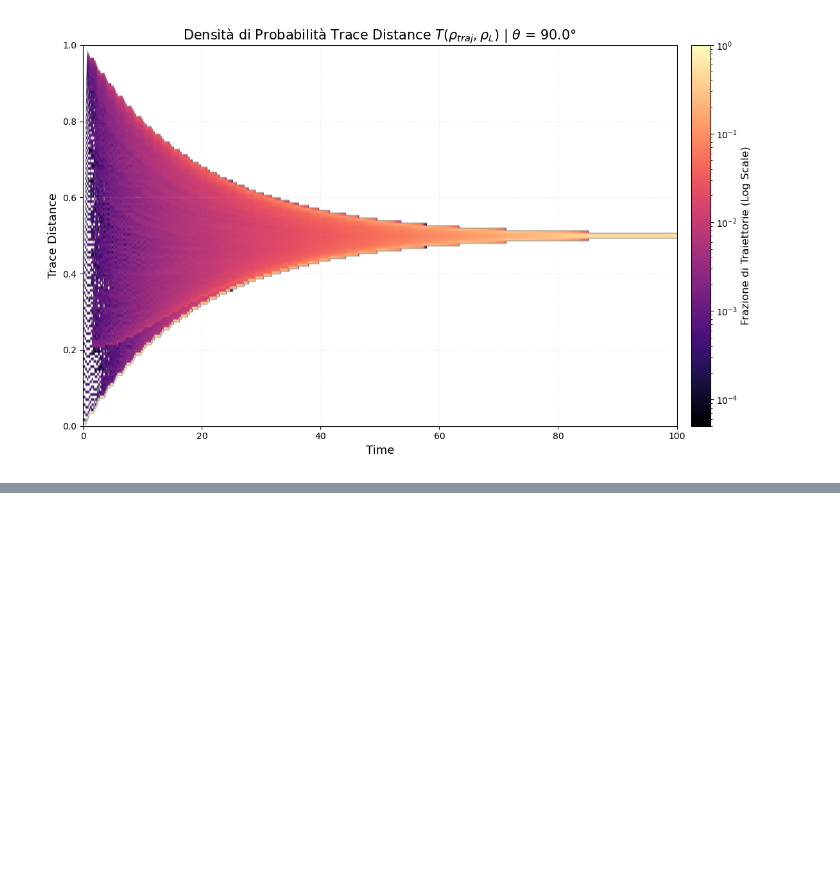
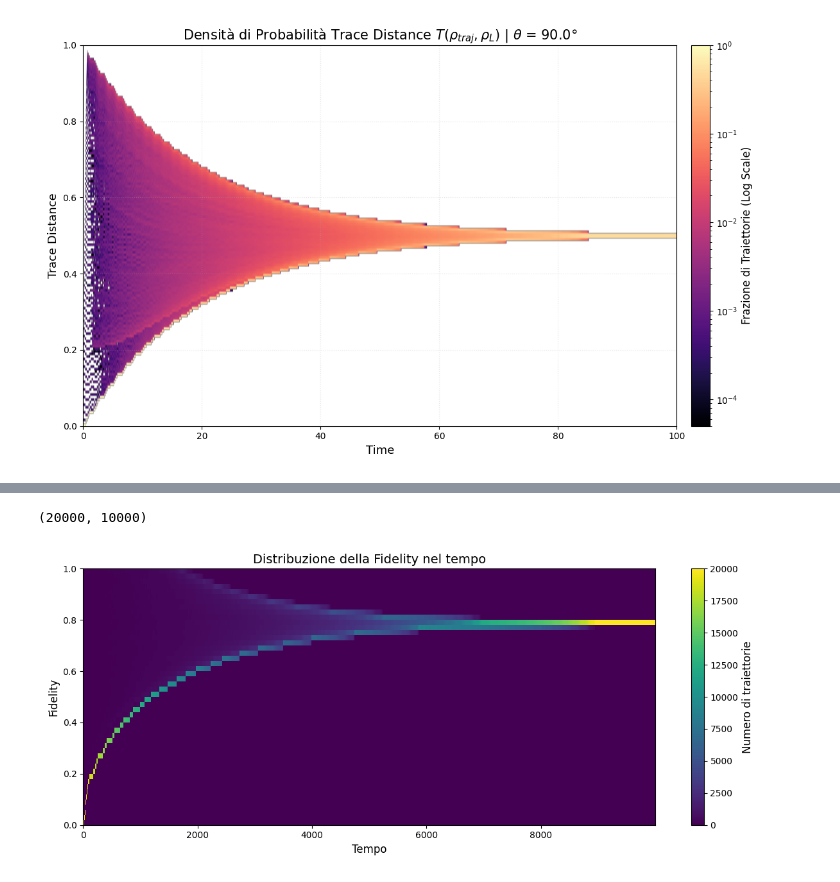
Before and after one commit to francescociavarella/Collisional-Methods, a Jupyter notebook: Codes/Sz_Fidelity_Trace_Distance_analysis.ipynb, the cells around one changed output, grey strips where cells are left out. Cells and saved outputs as stored; diff of their text form; code cells hidden in the pictures; blank space fills up the shorter version.

Commit message:
fine calcolo distribuzione

```diff
--- a/Codes/Sz_Fidelity_Trace_Distance_analysis.ipynb
+++ b/Codes/Sz_Fidelity_Trace_Distance_analysis.ipynb
@@ -696,0 +710,47 @@ plt.show()
+# %%
+all_fidelity_list = np.array(all_fidelity_list).T
+all_fidelity_list.shape
+# %% [output]
+(20000, 10000)
+# %%
+
+# all_fidelity_list has shape (n_trajectories, n_timesteps)
+arcos = 0.5 * (np.arccos(2 * all_fidelity_list -1))
+
+n_traj, n_times = all_fidelity_list.shape
+times = np.arange(n_times)  # oppure il tuo array temporale reale
+
+# Parametri dei bin
+n_bins = 50  # numero di bin sull'asse fidelity
+
+# Costruisci la heatmap: per ogni timestep, conta le traiettorie per bin di fidelity
+fidelity_bins = np.linspace(0, 1, n_bins + 1)
+heatmap = np.zeros((n_bins, n_times))
+
+for t in range(n_times):
+    counts, _ = np.histogram(arcos[:, t], bins=fidelity_bins)
+    heatmap[:, t] = counts
+
+# Plot
+fig, ax = plt.subplots(figsize=(12, 5))
+
+im = ax.imshow(
+    heatmap,
+    aspect='auto',
+    origin='lower',
+    extent=[times[0], times[-1], 0, 1],
+    cmap='viridis',
+    interpolation='nearest'
+)
+
+cbar = plt.colorbar(im, ax=ax)
+cbar.set_label('Numero di traiettorie', fontsize=12)
+
+ax.set_xlabel('Tempo', fontsize=12)
+ax.set_ylabel('Fidelity', fontsize=12)
+ax.set_title('Distribuzione della Fidelity nel tempo', fontsize=14)
+
+plt.tight_layout()
+plt.show()
+# %% [output]
+[figure, added]
```
Also changed, not shown: parts of 17 cells of this notebook, 1 other file.
